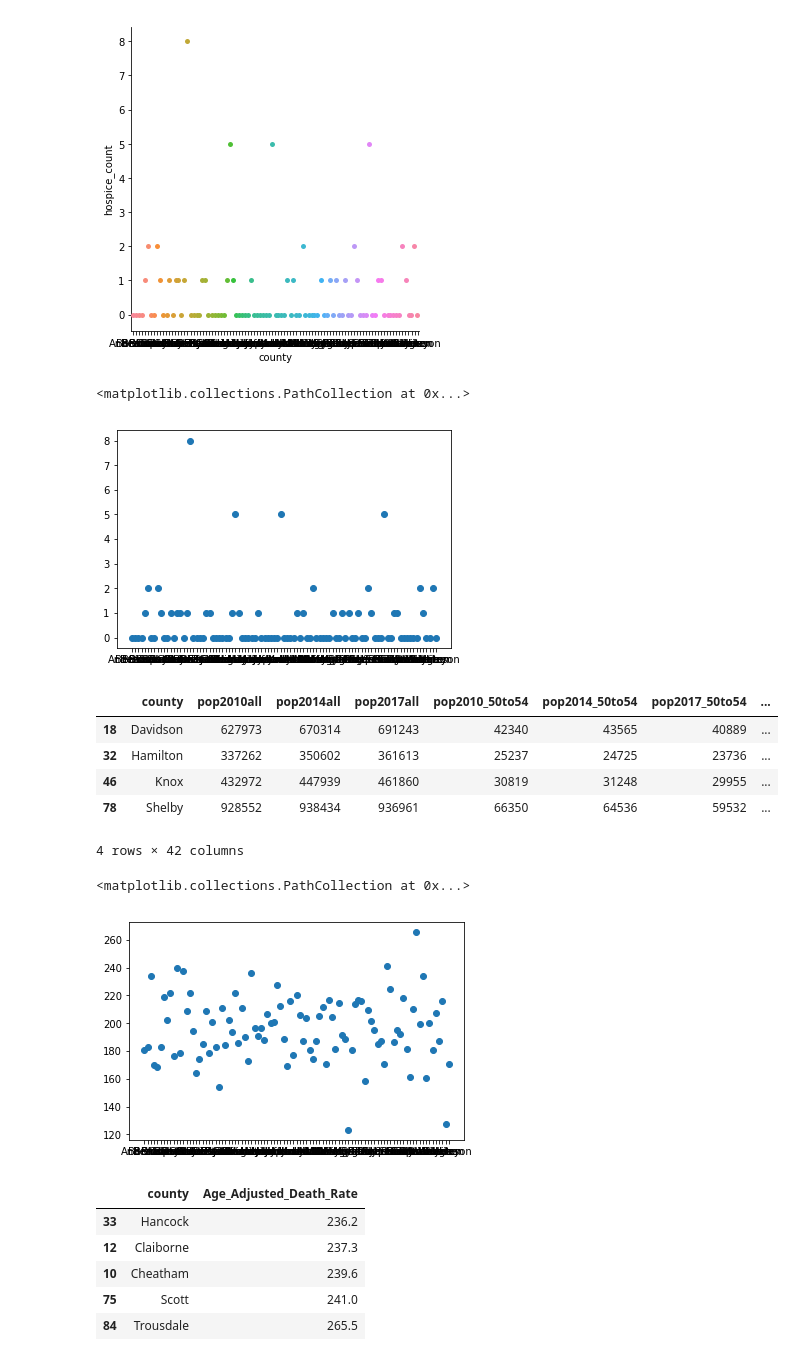
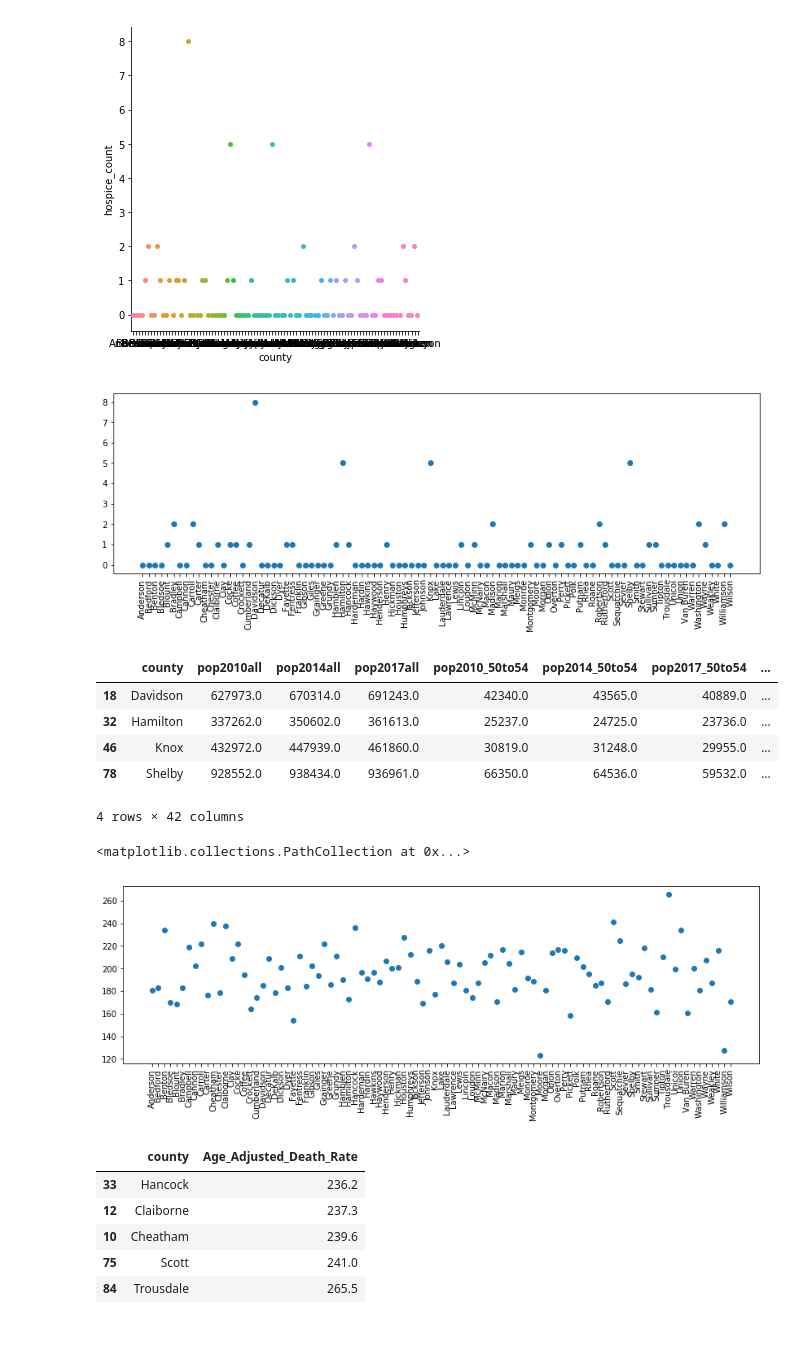
Before and after one commit to blackmonica/vanderbilt-aspire-data-essentials, a Jupyter notebook: Smile.ipynb, the cells around one changed output. Drawn from its saved outputs; the diff is of its cells as text; code cells hidden in the pictures; blank space fills up the shorter version.

Commit message:
Visualization

```diff
--- a/Smile.ipynb
+++ b/Smile.ipynb
@@ -150,7 +112,7 @@ pop_df
 # %%
 cancer_df['county'] = [county.replace(' County', '') for county in cancer_df.county]
 # %%
-cancer_df.drop(cancer_df.index[:2],inplace = True)
+
 pop_df['county'] = [county.replace(' County, Tennessee', '')for county in pop_df.county]
 # %%
 pop_and_cancer = pd.merge(pop_df,cancer_df,on = 'county', how = 'outer')
@@ -189,3 +182,5 @@ memory usage: 31.9+ KB
+# %%
+pop_and_cancer.drop(pop_and_cancer.index[95:97],inplace = True)
 # %%
 pop_and_cancer.describe()
 # %% [output]
@@ -247,24 +234,28 @@ sns.catplot(x = 'county',y = 'hospice_count', data = pop_and_cancer[['county','h
 <seaborn.axisgrid.FacetGrid at 0x...>
 [figure]
 # %%
+plt.figure(figsize = (14,4))
+plt.xticks(rotation = 90)
 plt.scatter(pop_and_cancer['county'], pop_and_cancer['hospice_count'])
+plt.show()
 # %% [output]
-<matplotlib.collections.PathCollection at 0x...>
-[figure, old version]
+[figure, new version]
 # %%
 #Find the 4 counties that have more than 2 hospice facilities
 pop_and_cancer.loc[pop_and_cancer.hospice_count > 2]
 # %% [output]
 |  | county | pop2010all | pop2014all | pop2017all | pop2010_50to54 | pop2014_50to54 | pop2017_50to54 | ... |
-| 18 | Davidson | 627973 | 670314 | 691243 | 42340 | 43565 | 40889 | ... |
-| 32 | Hamilton | 337262 | 350602 | 361613 | 25237 | 24725 | 23736 | ... |
-| 46 | Knox | 432972 | 447939 | 461860 | 30819 | 31248 | 29955 | ... |
-| 78 | Shelby | 928552 | 938434 | 936961 | 66350 | 64536 | 59532 | ... |
+| 18 | Davidson | 627973.0 | 670314.0 | 691243.0 | 42340.0 | 43565.0 | 40889.0 | ... |
+| 32 | Hamilton | 337262.0 | 350602.0 | 361613.0 | 25237.0 | 24725.0 | 23736.0 | ... |
+| 46 | Knox | 432972.0 | 447939.0 | 461860.0 | 30819.0 | 31248.0 | 29955.0 | ... |
+| 78 | Shelby | 928552.0 | 938434.0 | 936961.0 | 66350.0 | 64536.0 | 59532.0 | ... |
 4 rows × 42 columns
 # %%
+plt.figure(figsize = (14,4))
+plt.xticks(rotation = 90)
 plt.scatter(pop_and_cancer['county'], pop_and_cancer['Age_Adjusted_Death_Rate'])
 # %% [output]
 <matplotlib.collections.PathCollection at 0x...>
-[figure, old version]
+[figure, new version]
 # %%
 #Find the 5 counties with the highest death rate per 100K people.   Why [-6:-1] did not work?
```
Also changed, not shown: parts of 26 cells of this notebook.
